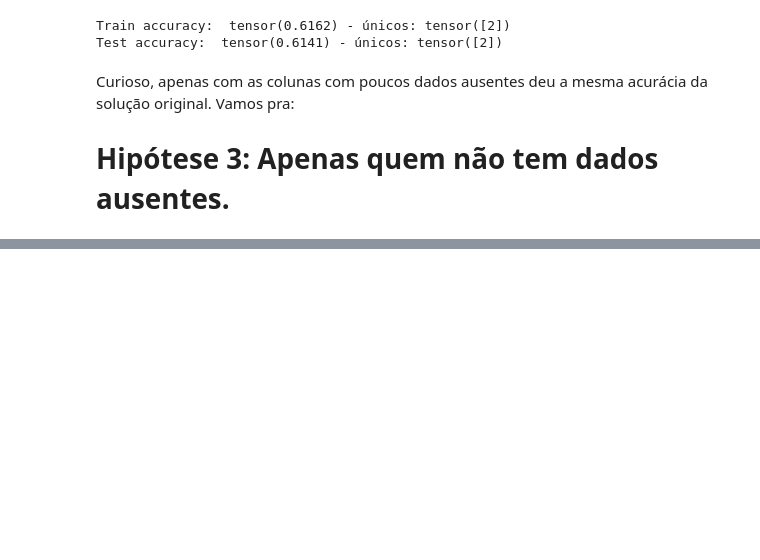
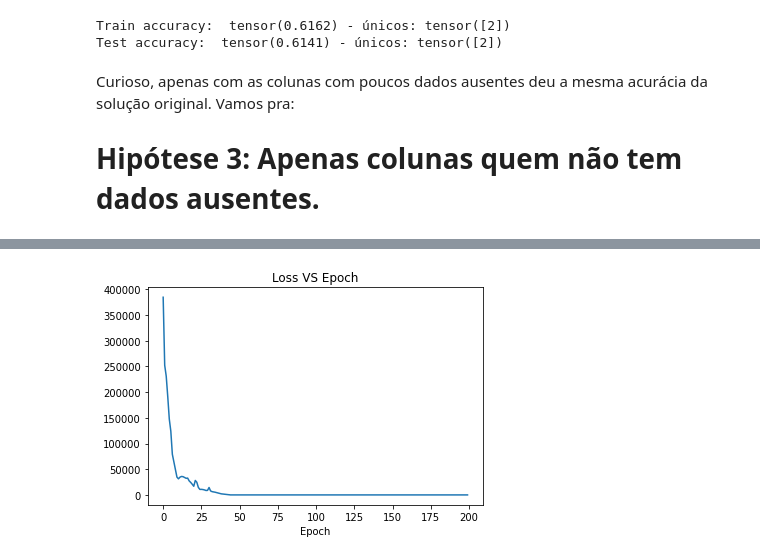
Before and after one commit to jopapo/pos_datascience_redesneurais_tf, a Jupyter notebook: tf.ipynb, the cells around one changed output, grey strips where cells are left out. Drawn from its saved outputs; the diff is of its cells as text; code cells hidden in the pictures; blank space fills up the shorter version.

```diff
--- a/tf.ipynb
+++ b/tf.ipynb
@@ -441,7 +474,7 @@ Test accuracy:  tensor(0.6141) - únicos: tensor([2])
 # %% [markdown]
 Curioso, apenas com as colunas com poucos dados ausentes deu a mesma acurácia da solução original. Vamos pra:
 
-# Hipótese 3: Apenas quem não tem dados ausentes.
+# Hipótese 3: Apenas colunas quem não tem dados ausentes.
 # %%
 hyp3_columns = ['GROUP_encoded', 'Delta_DEPTH_MD', 'Delta_GR', 'FORMATION_encoded',
     'DEPTH_MD', 'Normalized_GR', 'X_LOC', 'BS', 'GR', 'Y_LOC']
@@ -465,4 +498,5 @@ class ANN_v5(nn.Module):
 (X_train_4, X_test_4, y_train_4, y_test_4) = separate_datasets(categories=hyp3_columns)
 
 # Teste com mais épocas pq atingiu um ótimo local
-model_v5 = train_model(ANN_v5, X_train=X_train_4, y_train=y_train_4)
+model_v5 = train_model(ANN_v5, X_train=X_train_4, y_train=y_train_4, epochs=200)
+# %% [output]
@@ -469,3 +523,4 @@ model_v5 = train_model(ANN_v5, X_train=X_train_4, y_train=y_train_4)
+[figure, added]
 # %%
 output_hidden_prediction(model_v5, hyp3_columns)
 print_accuracy(model_v5, X_tr=X_train_4, y_tr=y_train_4, X_te=X_test_4, y_te=y_test_4)
```
Also changed, not shown: parts of 30 cells of this notebook.
